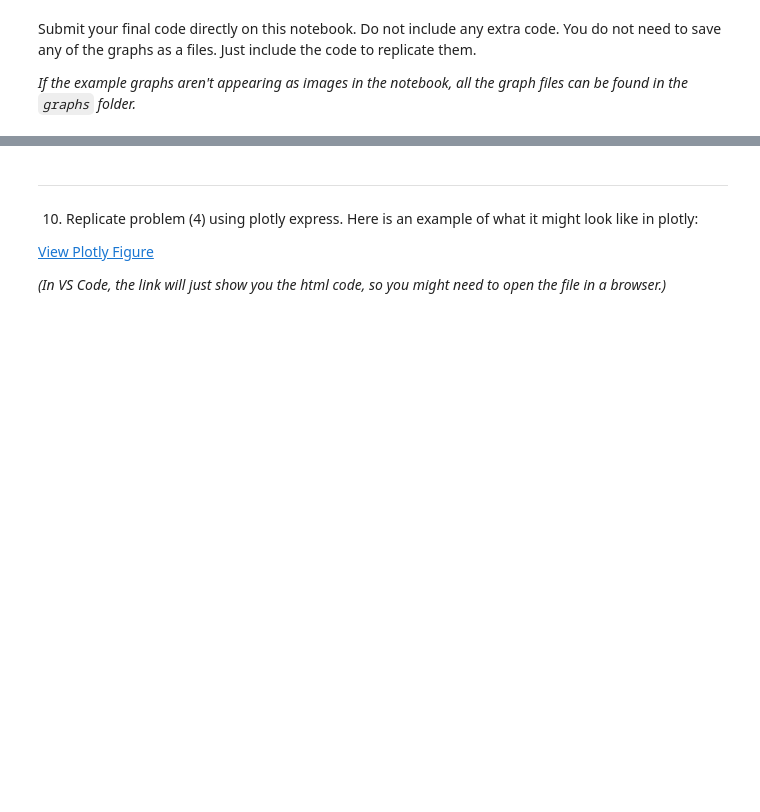
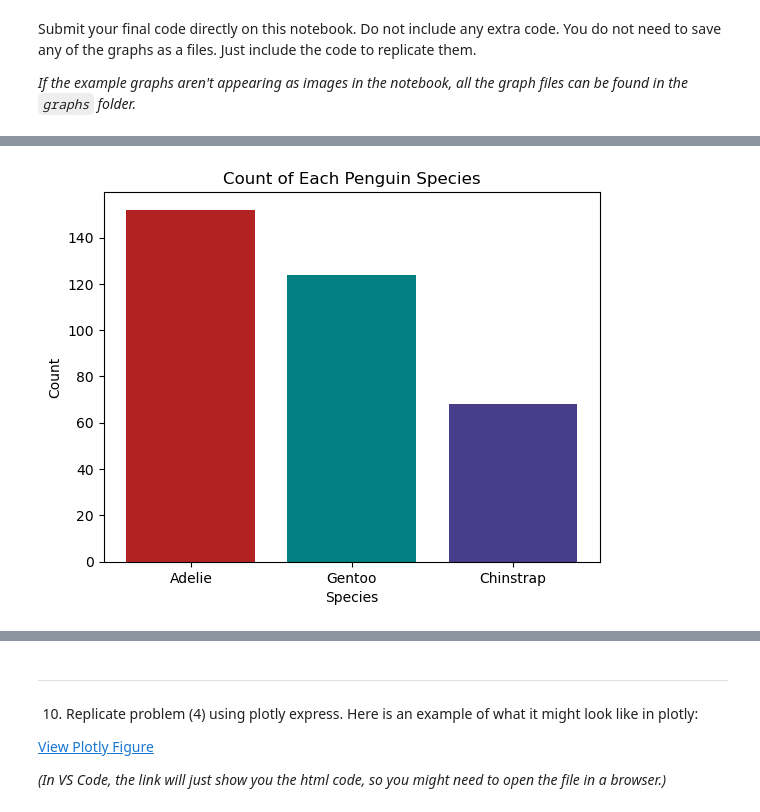
Before and after one commit to MaryNydegger/386-lab09, a Jupyter notebook: lab-09-questions.ipynb, the cells around one changed output, grey strips where cells are left out. Cells and saved outputs as stored; diff of their text form; code cells hidden in the pictures; blank space fills up the shorter version.

```diff
--- a/lab-09-questions.ipynb
+++ b/lab-09-questions.ipynb
@@ -25,6 +42,17 @@ Submit your final code directly on this notebook.  Do not include any extra code
 *Hint: The colors are "firebrick, "teal", and "darkslateblue".*
 
 ![bar](graphs/count_of_each_penguin_species.png)
+# %%
+species_counts = penguins['species'].value_counts()
+colors = ['firebrick', 'teal', 'darkslateblue']
+# %%
+plt.bar(species_counts.index, species_counts, color = colors)
+plt.title('Count of Each Penguin Species')
+plt.xlabel('Species')
+plt.ylabel('Count')
+plt.show()
+# %% [output]
+[figure, added]
 # %% [markdown]
 ---
 3. Use seaborn to replicate the "`body_mass_boxplot`" graph.
```
Also changed, not shown: parts of 18 cells of this notebook.
